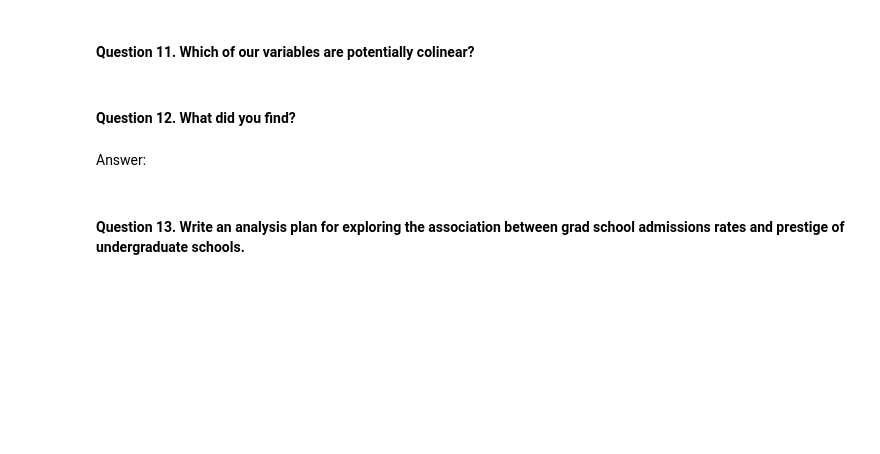
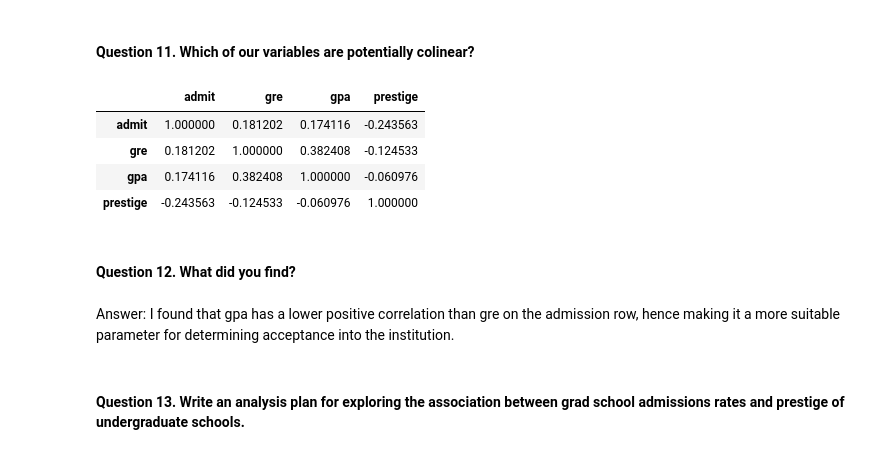
Before and after one commit to judesgit/GA-Data_Science, a Jupyter notebook: projects/project-2/starter-code/project2-starter.ipynb, the cells around one changed output. Saved outputs shown, nothing was run; the diff lists cells and outputs as text; code cells hidden in the pictures; blank space fills up the shorter version.

```diff
--- a/projects/project-2/starter-code/project2-starter.ipynb
+++ b/projects/project-2/starter-code/project2-starter.ipynb
@@ -112,10 +117,17 @@ Answer:
 #### Question 11. Which of our variables are potentially colinear?
 # %%
 # create a correlation matrix for the data
+df_sane.corr()
+# %% [output]
+|  | admit | gre | gpa | prestige |
+| admit | 1.000000 | 0.181202 | 0.174116 | -0.243563 |
+| gre | 0.181202 | 1.000000 | 0.382408 | -0.124533 |
+| gpa | 0.174116 | 0.382408 | 1.000000 | -0.060976 |
+| prestige | -0.243563 | -0.124533 | -0.060976 | 1.000000 |
 # %% [markdown]
 #### Question 12. What did you find?
-# %% [markdown]
-Answer:
+# %% [markdown]
+Answer: I found that gpa has a lower positive correlation than gre on the admission row, hence making it a more suitable parameter for determining acceptance into the institution.
 # %% [markdown]
 #### Question 13. Write an analysis plan for exploring the association between grad school admissions rates and prestige of  undergraduate schools.
 # %% [markdown]
```
Also changed, not shown: parts of 7 cells of this notebook, 4 other files.
